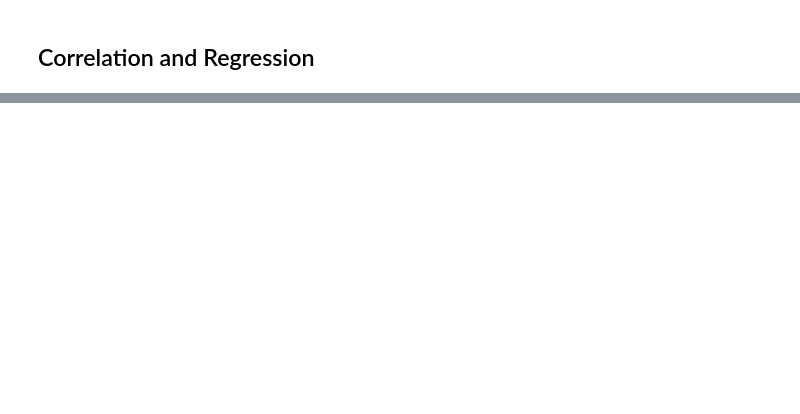
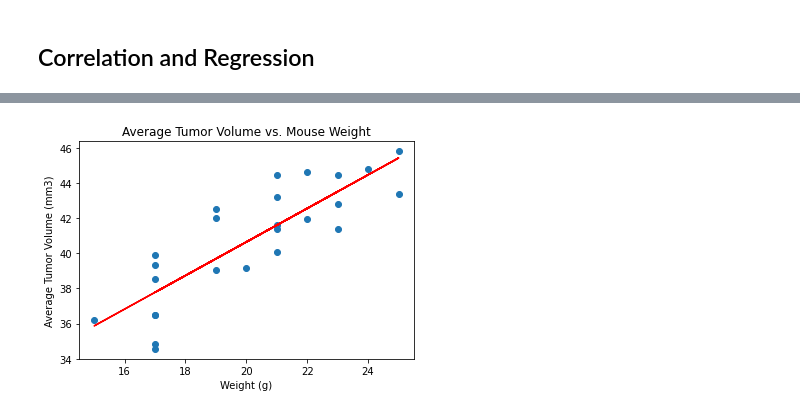
Before and after one commit to Dortilla/MatPlotLibChallenge, a Jupyter notebook: Pymaceuticals/pymaceuticals_starter.ipynb, the cells around one changed output, grey strips where cells are left out. Saved outputs shown, nothing was run; the diff lists cells and outputs as text; code cells hidden in the pictures; blank space fills up the shorter version.

```diff
--- a/Pymaceuticals/pymaceuticals_starter.ipynb
+++ b/Pymaceuticals/pymaceuticals_starter.ipynb
@@ -327,0 +384,16 @@ plt.show()
+# %%
+# define slope and y-intercept
+slope=0.9544396890241048
+intercept=21.552160532685008
+
+# plot regression line
+line = slope*(capo_avg['Weight (g)'])+intercept
+plt.scatter(capo_avg['Weight (g)'], capo_avg['Tumor Volume (mm3)'])
+plt.plot(capo_avg['Weight (g)'], line, 'r', label='y={:.2f}x+{:.2f}'.format(slope, intercept))
+plt.title('Average Tumor Volume vs. Mouse Weight')
+plt.xlabel('Weight (g)')
+plt.ylabel('Average Tumor Volume (mm3)')
+plt.savefig('linear_regression')
+plt.show()
+# %% [output]
+[figure, added]
```
Also changed, not shown: parts of 7 cells of this notebook, 4 other files.
